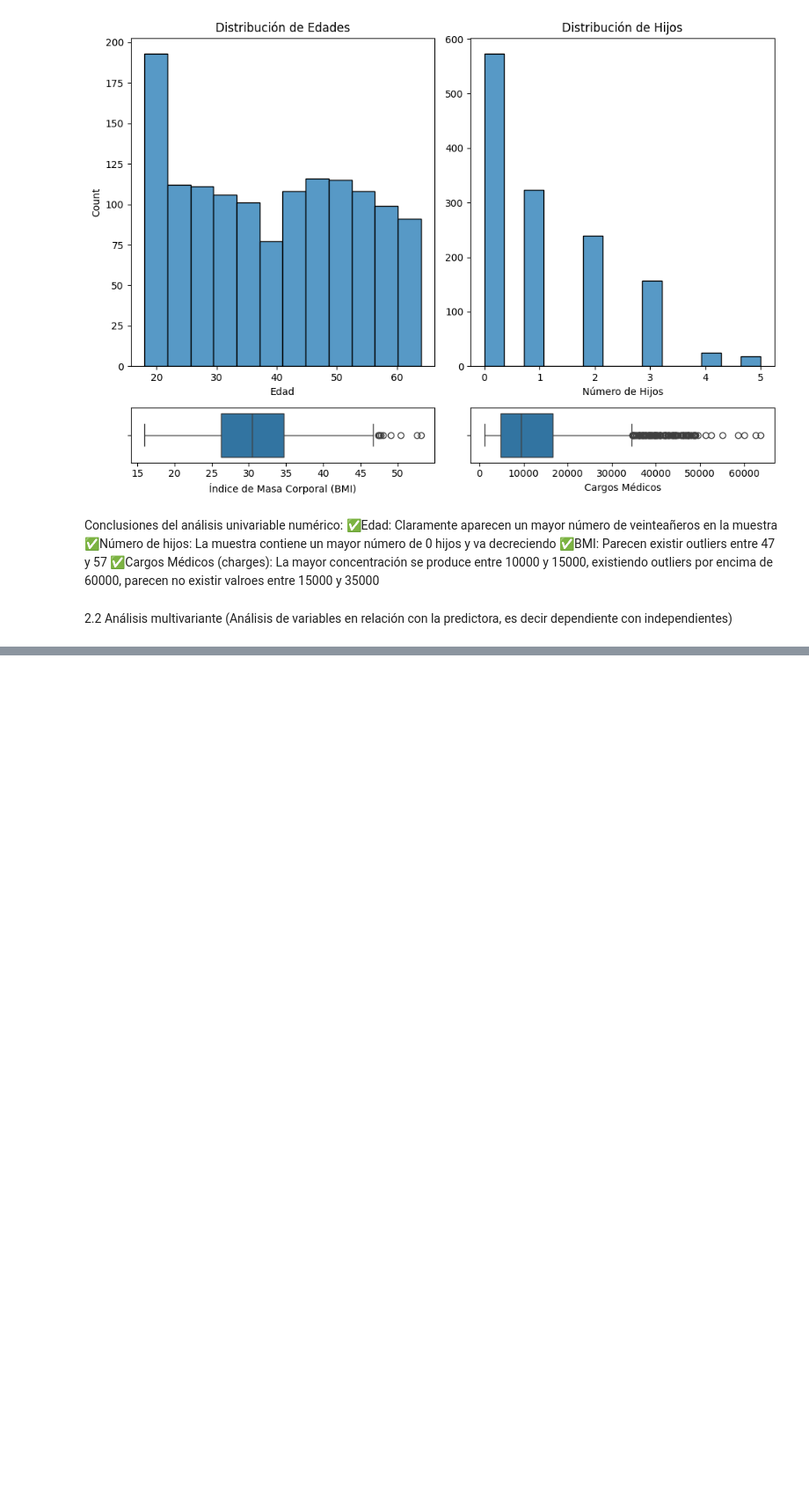
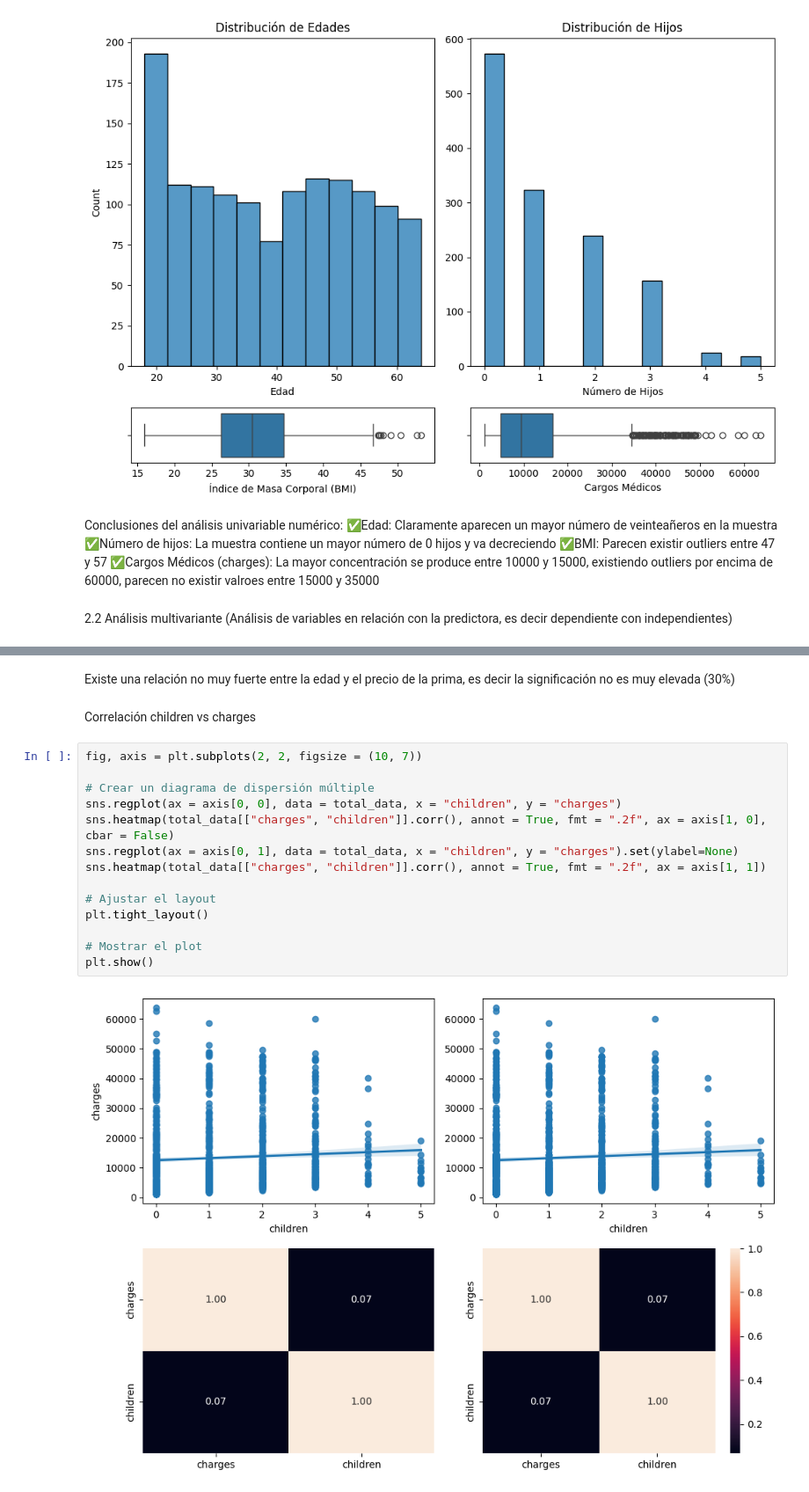
Before and after one commit to Munchkinland/Linear-Regression-Insurance-Project, a Jupyter notebook: src/resolution.ipynb, the cells around one changed output, grey strips where cells are left out. Shown at 88% size. Cells and saved outputs as stored; diff of their text form; blank space fills up the shorter version.

```diff
--- a/src/resolution.ipynb
+++ b/src/resolution.ipynb
@@ -238,0 +277,20 @@ Conclusiones del análisis univariable numérico:
+# %% [markdown]
+Existe una relación no muy fuerte entre la edad y el precio de la prima, es decir la significación no es muy elevada (30%)
+# %% [markdown]
+Correlación children vs charges
+# %%
+fig, axis = plt.subplots(2, 2, figsize = (10, 7))
+
+# Crear un diagrama de dispersión múltiple
+sns.regplot(ax = axis[0, 0], data = total_data, x = "children", y = "charges")
+sns.heatmap(total_data[["charges", "children"]].corr(), annot = True, fmt = ".2f", ax = axis[1, 0], cbar = False)
+sns.regplot(ax = axis[0, 1], data = total_data, x = "children", y = "charges").set(ylabel=None)
+sns.heatmap(total_data[["charges", "children"]].corr(), annot = True, fmt = ".2f", ax = axis[1, 1])
+
+# Ajustar el layout
+plt.tight_layout()
+
+# Mostrar el plot
+plt.show()
+# %% [output]
+[figure, added]
```
Also changed, not shown: parts of 39 cells of this notebook, 10 other files.
